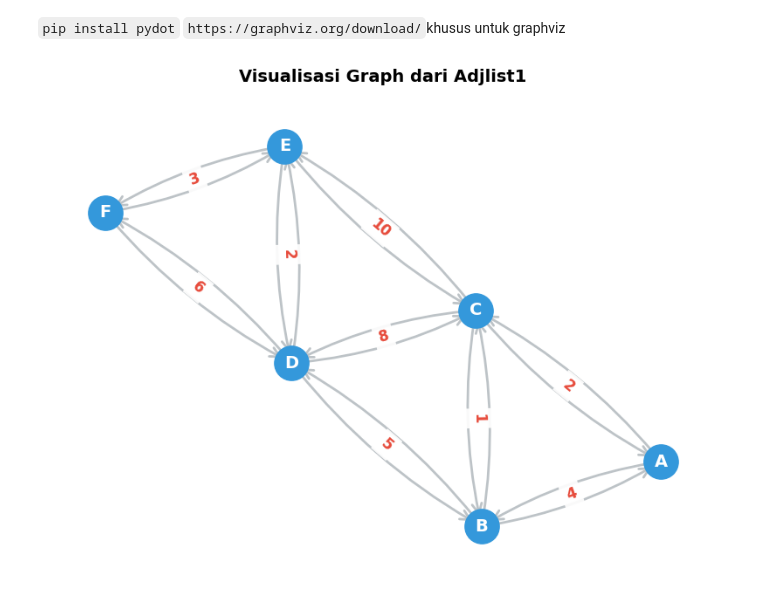
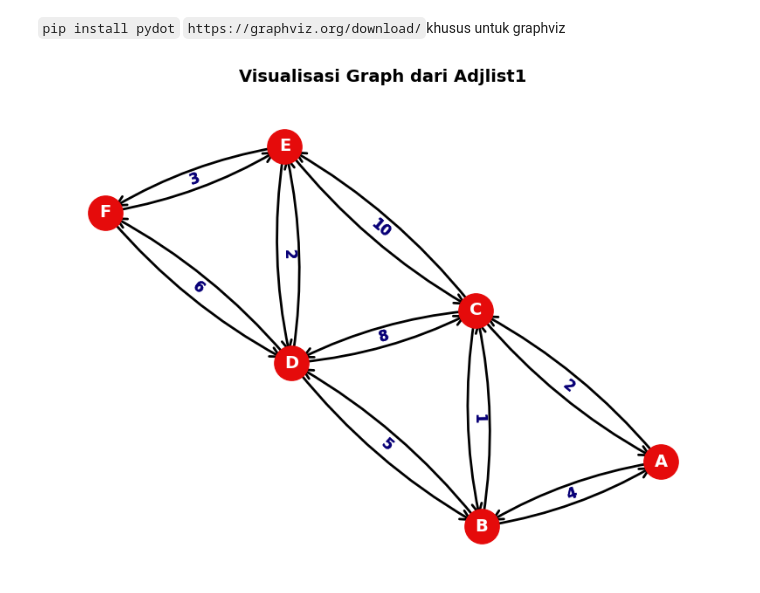
Before and after one commit to Gerhana0/PRAK-MDTG-B-2026, a Jupyter notebook: Pertemuan 4.ipynb, the cells around one changed output. Cells and saved outputs as stored; diff of their text form; code cells hidden in the pictures.

```diff
--- a/Pertemuan 4.ipynb
+++ b/Pertemuan 4.ipynb
@@ -86,35 +86,35 @@ pos = nx.spring_layout(G, seed=42)                # Cara Kerjanya Menjauhkan Nod
 # pos = nx.shell_layout(G)                          # Membuat Graph Melingkar, Dapat Berlaopis
 # pos = nx.spiral_layout(G)                         # Membuat Graph Berbentuk Spriral
 # pos = nx.planar_layout(G)                         # Edge Tidak Bertabrakan (Namun jika tidak bisa, akan error)
 # pos = nx.circular_layout(G)                       # Membuat Graph Melingkar, Tidak Dapat Berlapis
 # pos = graphviz_layout(G, prog="dot")              # Khusus Untuk Tree (Tapi Download Graphviz Dulu)
 
 plt.figure(figsize=(8, 6))
-nx.draw_networkx_nodes(G, pos, node_size=800, node_color='#3498db')
+nx.draw_networkx_nodes(G, pos, node_size=800, node_color="#e50b0b")
 nx.draw_networkx_edges(
     G, pos,
     width=2,
-    edge_color='#bdc3c7'
+    edge_color="#000000"
     , arrowsize=20,                 # untuk setting ukuran ujung edge
     arrowstyle='->',                # untuk setting style ujung edge
     connectionstyle='arc3,rad=0.1'  # untuk setting style garis
 )
 # NB : Jika ini menggunakan nx.Graph, arrowsize,arrowstyle,dan connectionstyle tidak akan berpengaruh
 
 nx.draw_networkx_labels(G, pos, font_size=14, font_weight='bold', font_color='white')   # Untuk menuliskan nama Node
 
 edge_labels = nx.get_edge_attributes(G, 'Jarak')    # Tambahkan ini jika edge mempunyai atribut
 nx.draw_networkx_edge_labels(                       # Penulisan Atribut
     G, pos,
     edge_labels=edge_labels,
     font_size=12,
-    font_color='#e74c3c',
+    font_color="#080077",
     font_weight='bold',
-    bbox=dict(facecolor='white', edgecolor='none', alpha=0.7) # Efek kotak putih di belakang angka agar terbaca
+    bbox=dict(facecolor='none', edgecolor='none', alpha=0.7) # Efek kotak putih di belakang angka agar terbaca
 )
 plt.title("Visualisasi Graph dari Adjlist1", fontsize=14, fontweight='bold', pad=20)
 plt.axis('off')     # Menghilangkan Garis Tepi
 plt.tight_layout()
 plt.show()
 # %% [output]
-[figure, old version]
+[figure, new version]
```
